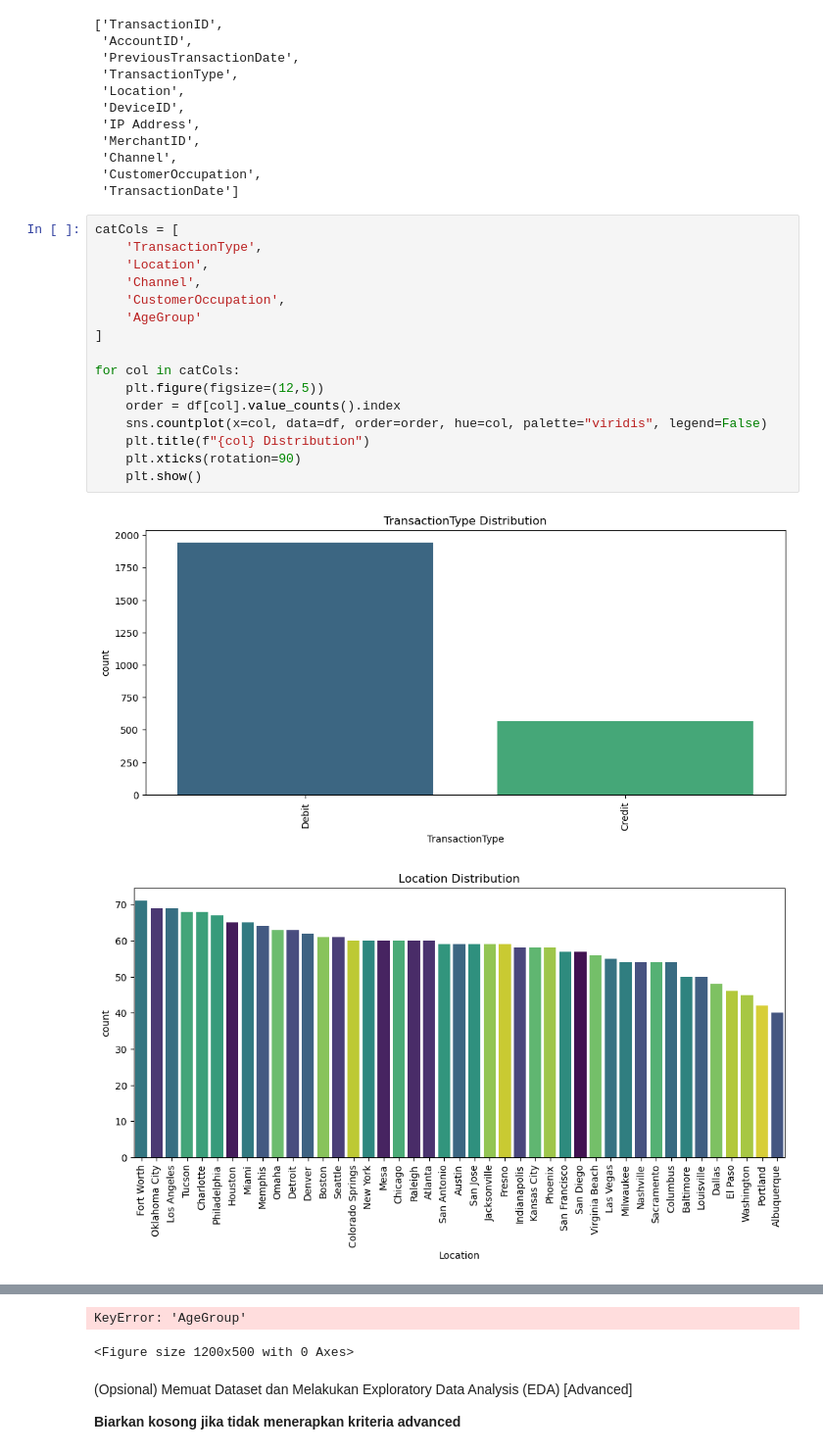
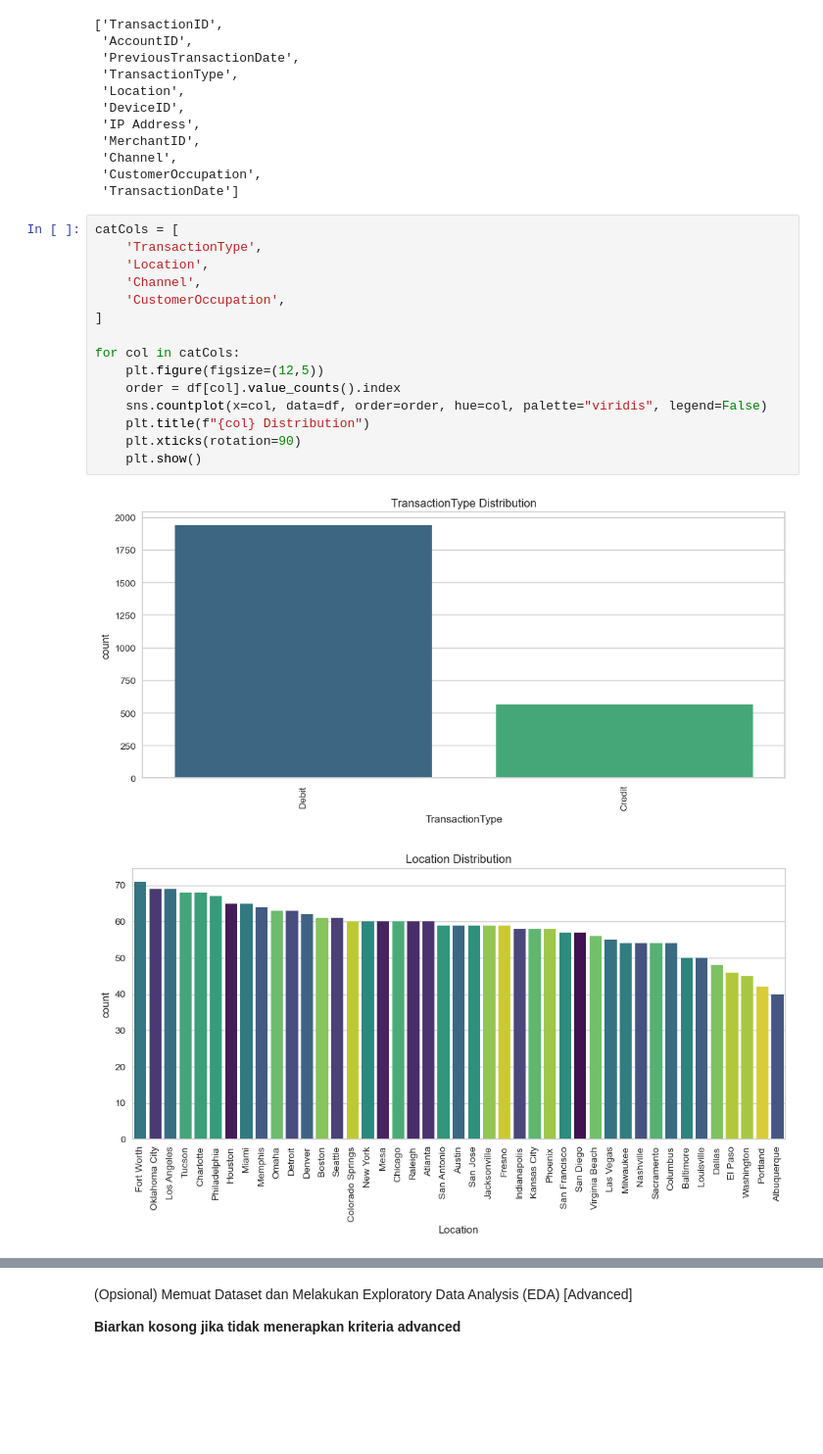
Before and after one commit to bluga404/ml-project-dicoding, a Jupyter notebook: [Clustering]_Submission_Akhir_BMLP_Walker_Valentinus_Simanjuntak.ipynb, the cells around one changed output, grey strips where cells are left out. Shown at 98% size. Saved outputs shown, nothing was run; the diff lists cells and outputs as text; blank space fills up the shorter version.

```diff
--- a/[Clustering]_Submission_Akhir_BMLP_Walker_Valentinus_Simanjuntak.ipynb
+++ b/[Clustering]_Submission_Akhir_BMLP_Walker_Valentinus_Simanjuntak.ipynb
@@ -255,19 +263,18 @@ catCols
 # %%
 catCols = [
     'TransactionType',
     'Location',
     'Channel',
     'CustomerOccupation',
-    'AgeGroup'
 ]
 
 for col in catCols:
     plt.figure(figsize=(12,5))
     order = df[col].value_counts().index
     sns.countplot(x=col, data=df, order=order, hue=col, palette="viridis", legend=False)
     plt.title(f"{col} Distribution")
     plt.xticks(rotation=90)
     plt.show()
 # %% [output]
-[figure, old version]
+[figure, new version]
-[figure, old version]
+[figure, new version]
@@ -276,5 +283,3 @@ for col in catCols:
-KeyError: 'AgeGroup'
-<Figure size 1200x500 with 0 Axes>
 # %% [markdown]
 (Opsional) Memuat Dataset dan Melakukan Exploratory Data Analysis (EDA) [Advanced]
 
```
Also changed, not shown: parts of 40 cells of this notebook, 6 other files.
